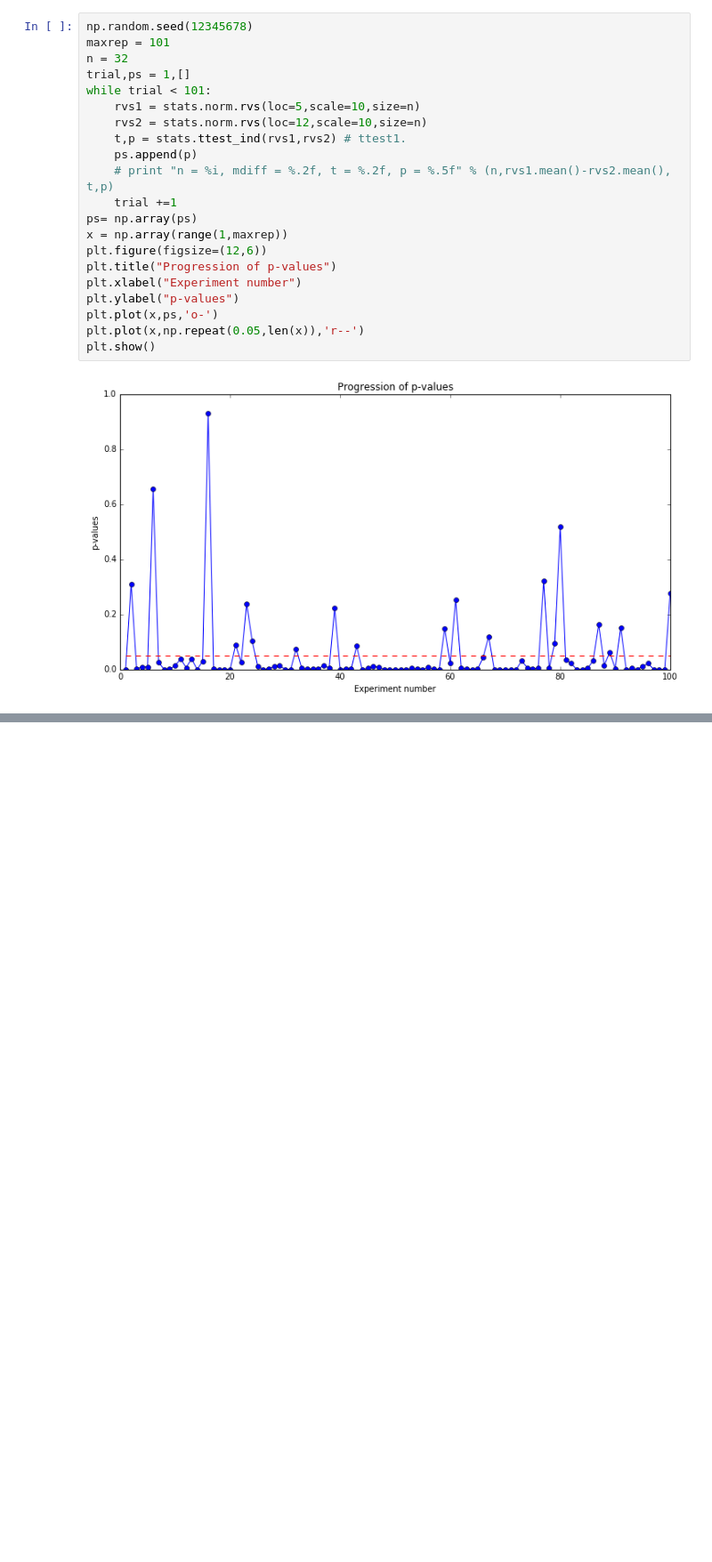
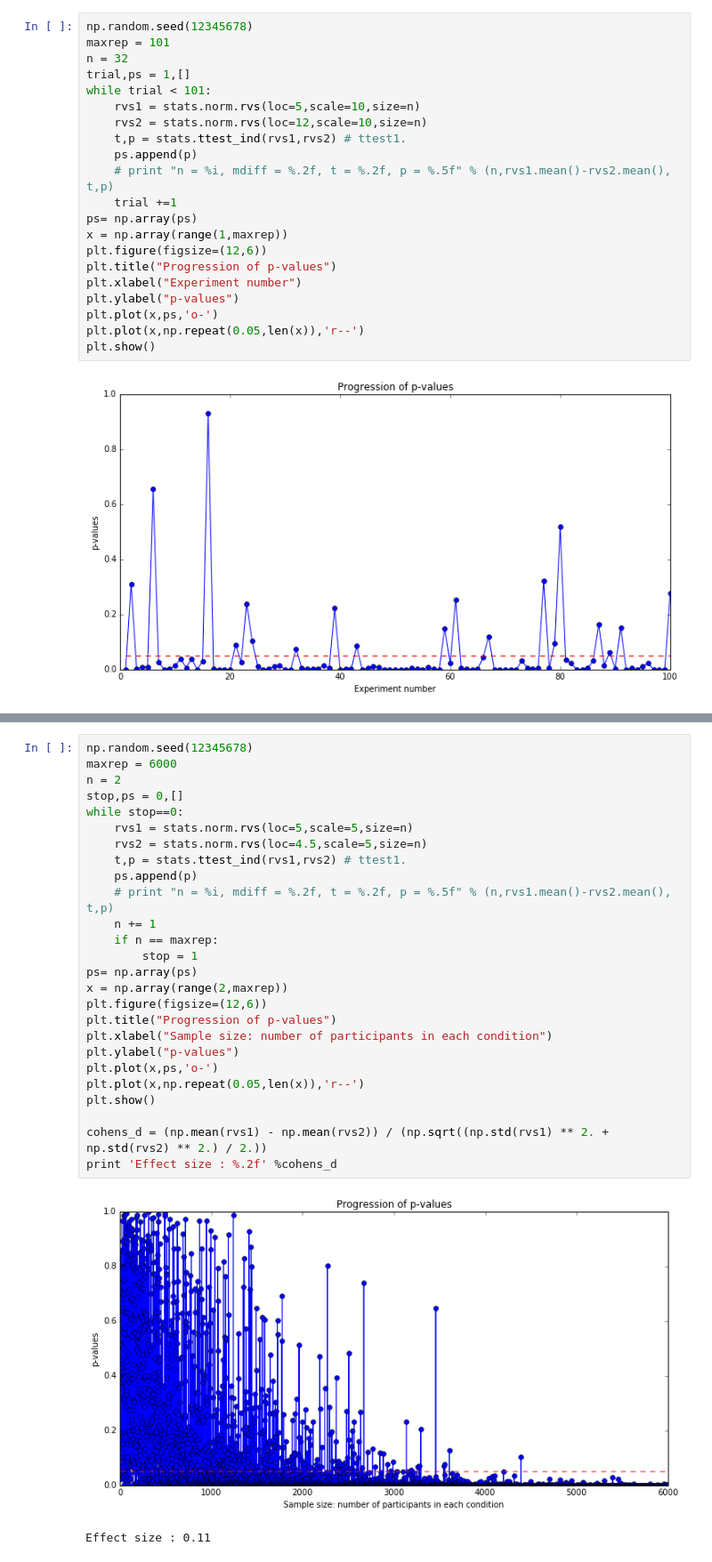
Before and after one commit to ljchang/psyc63, a Jupyter notebook: Notebooks/phacking.ipynb, the cells around one changed output, grey strips where cells are left out. Shown at 89% size. Saved outputs shown, nothing was run; the diff lists cells and outputs as text; blank space fills up the shorter version.

Commit message:
updated effect size

```diff
--- a/Notebooks/phacking.ipynb
+++ b/Notebooks/phacking.ipynb
@@ -123,0 +137,29 @@ plt.show()
+# %%
+np.random.seed(12345678)
+maxrep = 6000
+n = 2
+stop,ps = 0,[]
+while stop==0:
+    rvs1 = stats.norm.rvs(loc=5,scale=5,size=n)
+    rvs2 = stats.norm.rvs(loc=4.5,scale=5,size=n)
+    t,p = stats.ttest_ind(rvs1,rvs2) # ttest1.
+    ps.append(p)
+    # print "n = %i, mdiff = %.2f, t = %.2f, p = %.5f" % (n,rvs1.mean()-rvs2.mean(), t,p)
+    n += 1
+    if n == maxrep:
+        stop = 1
+ps= np.array(ps)
+x = np.array(range(2,maxrep))
+plt.figure(figsize=(12,6))
+plt.title("Progression of p-values")
+plt.xlabel("Sample size: number of participants in each condition")
+plt.ylabel("p-values")
+plt.plot(x,ps,'o-')
+plt.plot(x,np.repeat(0.05,len(x)),'r--')
+plt.show()
+
+cohens_d = (np.mean(rvs1) - np.mean(rvs2)) / (np.sqrt((np.std(rvs1) ** 2. + np.std(rvs2) ** 2.) / 2.))
+print 'Effect size : %.2f' %cohens_d
+# %% [output]
+[figure, added]
+Effect size : 0.11
```
Also changed, not shown: parts of 3 cells of this notebook.
